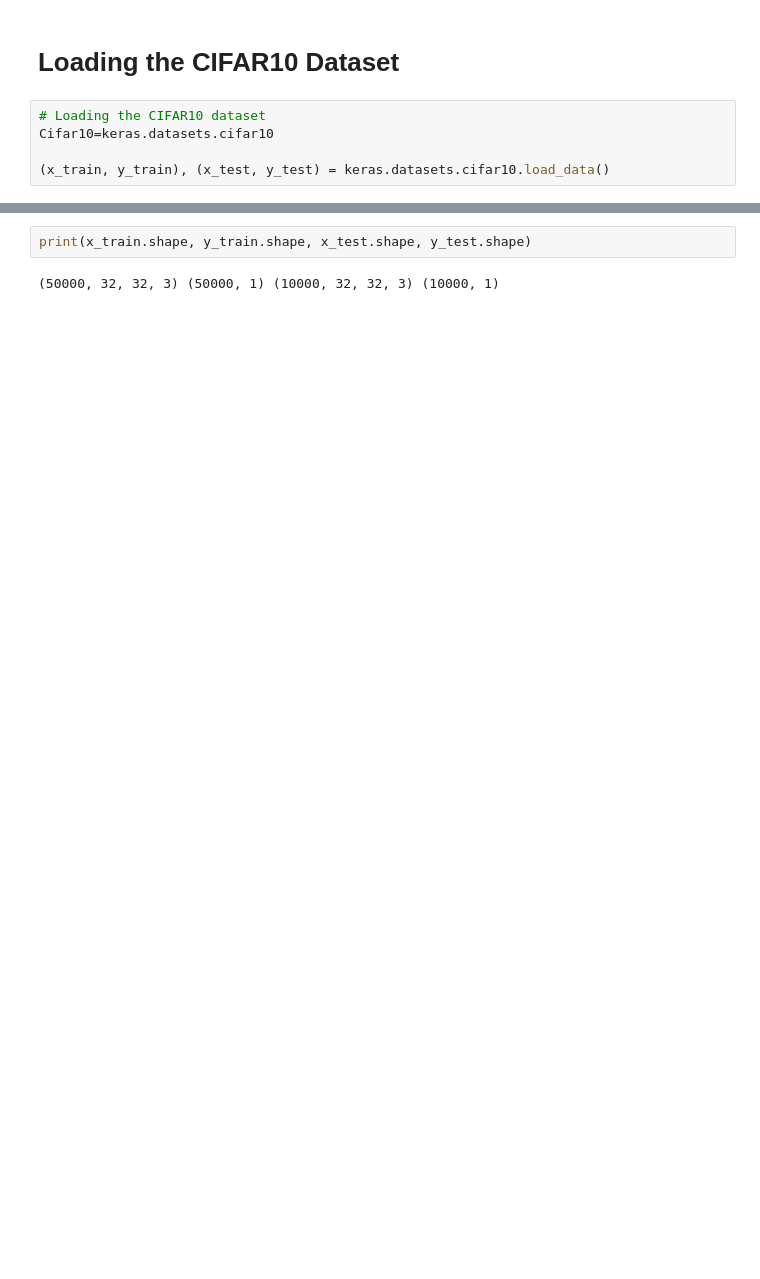
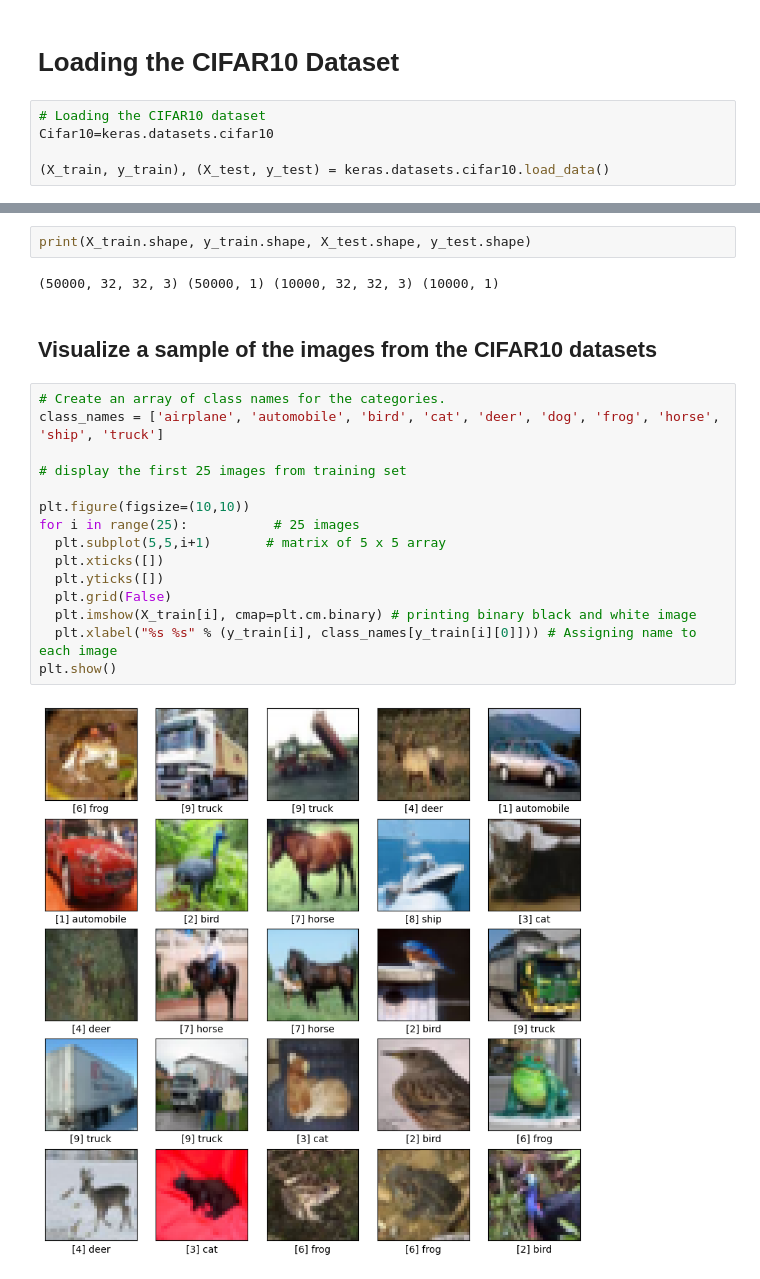
Before and after one commit to AirPro/DeepLearningFinalProject, a Jupyter notebook: Freidrd_Deep_Learning_Final_Projecct_V1.ipynb, the cells around one changed output, grey strips where cells are left out. Cells and saved outputs as stored; diff of their text form; blank space fills up the shorter version.

```diff
--- a/Freidrd_Deep_Learning_Final_Projecct_V1.ipynb
+++ b/Freidrd_Deep_Learning_Final_Projecct_V1.ipynb
@@ -28,4 +29,4 @@ from tensorflow.keras.utils import to_categorical, plot_model
 # Loading the CIFAR10 dataset
 Cifar10=keras.datasets.cifar10
 
-(x_train, y_train), (x_test, y_test) = keras.datasets.cifar10.load_data()
+(X_train, y_train), (X_test, y_test) = keras.datasets.cifar10.load_data()
@@ -35,4 +33,23 @@ Downloading data from https://www.cs.toronto.edu/~kriz/cifar-10-python.tar.gz
 # %%
-print(x_train.shape, y_train.shape, x_test.shape, y_test.shape)
+print(X_train.shape, y_train.shape, X_test.shape, y_test.shape)
 # %% [output]
 (50000, 32, 32, 3) (50000, 1) (10000, 32, 32, 3) (10000, 1)
+# %% [markdown]
+## Visualize a sample of the images from the CIFAR10 datasets
+# %%
+# Create an array of class names for the categories.
+class_names = ['airplane', 'automobile', 'bird', 'cat', 'deer', 'dog', 'frog', 'horse', 'ship', 'truck']
+
+# display the first 25 images from training set
+
+plt.figure(figsize=(10,10))
+for i in range(25):           # 25 images
+  plt.subplot(5,5,i+1)       # matrix of 5 x 5 array
+  plt.xticks([])
+  plt.yticks([])
+  plt.grid(False)
+  plt.imshow(X_train[i], cmap=plt.cm.binary) # printing binary black and white image
+  plt.xlabel("%s %s" % (y_train[i], class_names[y_train[i][0]])) # Assigning name to each image
+plt.show()
+# %% [output]
+[figure, added]
```
Also changed, not shown: parts of 9 cells of this notebook.
